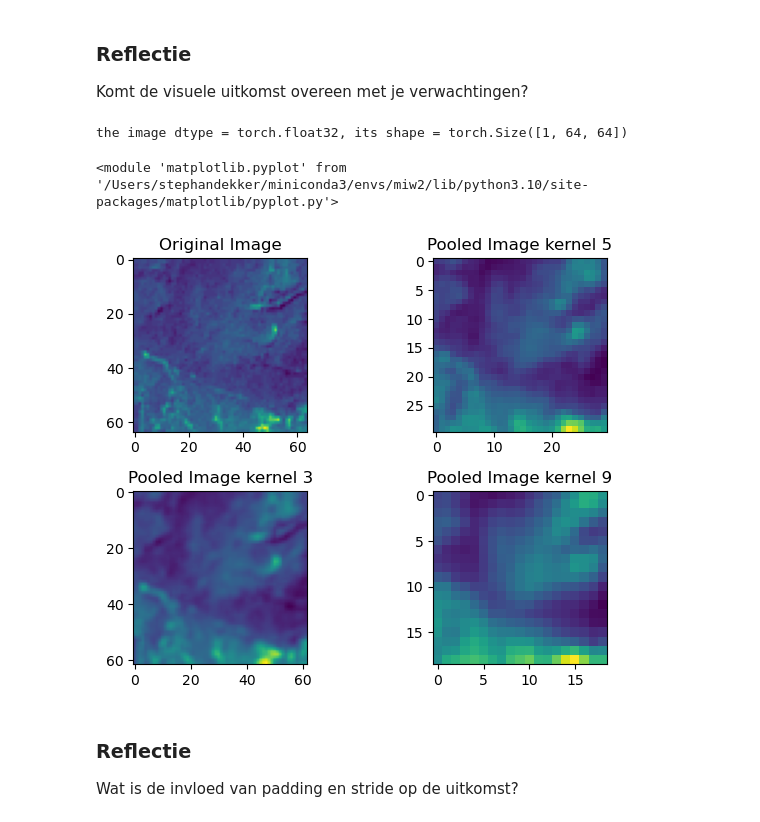
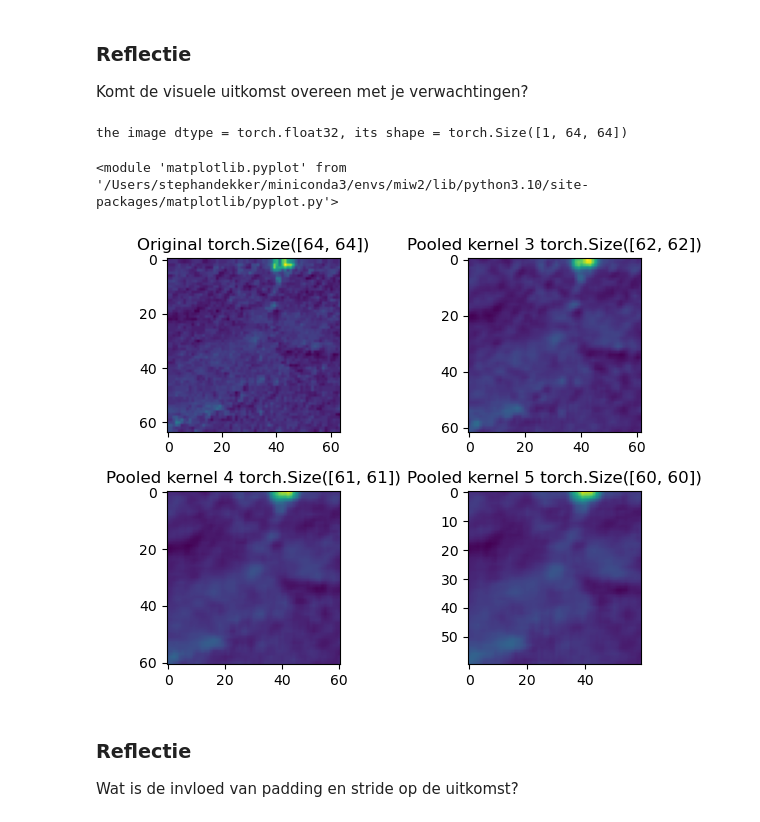
Before and after one commit to ArachDyrr/Make_AI_Work_3, a Jupyter notebook: practica/01. Beeldherkenning/Practicum/image_procssing/pytorch/convolution-neural-net-practicum2.ipynb, the cells around one changed output. Cells and saved outputs as stored; diff of their text form; code cells hidden in the pictures.

```diff
--- a/practica/01. Beeldherkenning/Practicum/image_procssing/pytorch/convolution-neural-net-practicum2.ipynb
+++ b/practica/01. Beeldherkenning/Practicum/image_procssing/pytorch/convolution-neural-net-practicum2.ipynb
@@ -165,9 +161,7 @@ the image dtype = torch.float32, its shape = torch.Size([1, 64, 64])
 
 Komt de visuele uitkomst overeen met je verwachtingen?
 # %%
-# Extra: varieer de stride en de kernel
-# a. Bekijk de pooling opties en kies de juiste avg-variant
-#    - https://pytorch.org/docs/stable/generated/torch.nn.AvgPool2d.html
+# door de kernel te vergroten wordt de afbeelding steeds grofkorreliger
 
 
 # b. Pas pooling toe op de afbeelding 'Industrial_1.jpg':
@@ -177,15 +171,18 @@ IMPORTPATH = f'{LOCATION}/{random.choice(listdir(forestDirectory))}'
 industrial = torchvision.io.read_image(IMPORTPATH, mode=ImageReadMode.GRAY).to(torch.float32)
 print(f'the image dtype = {industrial.dtype}, its shape = {industrial.shape}')
 
+kernel0 = 3
+kernel1 = 4
+kernel2 = 5
 
 #    - Kies een 3x3 kernel en een stride van 1
-industrialPooled = nn.AvgPool2d(kernel_size=(3), stride=1)(industrial)
+industrialPooled = nn.AvgPool2d(kernel_size=(kernel0), stride=1)(industrial)
 
 #    - Kies een 3x3 kernel en een stride van 1
-industrialPooled1 = nn.AvgPool2d(kernel_size=(5), stride=2)(industrial)
+industrialPooled1 = nn.AvgPool2d(kernel_size=(kernel1), stride=1)(industrial)
 
 #    - Kies een 3x3 kernel en een stride van 1
-industrialPooled2 = nn.AvgPool2d(kernel_size=(9), stride=3)(industrial)
+industrialPooled2 = nn.AvgPool2d(kernel_size=(kernel2), stride=1)(industrial)
 
 #    - Plot de afbeelding en de ge-poolde afbeelding
 
@@ -193,40 +190,40 @@ industrialPooled2 = nn.AvgPool2d(kernel_size=(9), stride=3)(industrial)
 plt.rcParams["savefig.bbox"] = 'tight'
 
 
 # Remove single-dimensional entries from the shape of the tensors
 img0 = np.squeeze(industrial)
 img1 = np.squeeze(industrialPooled)
 img2 = np.squeeze(industrialPooled1)
 img3 = np.squeeze(industrialPooled2)
 
 # Create a figure with two subplots
 fig, axes = plt.subplots(2, 2)
 
 # Display the original image in the first subplot
 axes[0][0].imshow(img0)  # ,cmap='gray' after the image name to create a greyscale image.
-axes[0][0].set_title('Original Image')
+axes[0][0].set_title(f'Original {img0.shape}')
 
 # Display the pooled image in the second subplot
-axes[1][0].imshow(img1)  # ,cmap='gray' after the image name to create a greyscale image.
-axes[1][0].set_title('Pooled Image kernel 3')
+axes[0][1].imshow(img1)  # ,cmap='gray' after the image name to create a greyscale image.
+axes[0][1].set_title(f'Pooled kernel {kernel0} {img1.shape}')
 
 # Display the pooled image in the second subplot
-axes[0][1].imshow(img2)  # ,cmap='gray' after the image name to create a greyscale image.
-axes[0][1].set_title('Pooled Image kernel 5')
+axes[1][0].imshow(img2)  # ,cmap='gray' after the image name to create a greyscale image.
+axes[1][0].set_title(f'Pooled kernel {kernel1} {img2.shape}')
 
 # Display the pooled image in the second subplot
 axes[1][1].imshow(img3)  # ,cmap='gray' after the image name to create a greyscale image.
-axes[1][1].set_title('Pooled Image kernel 9')
+axes[1][1].set_title(f'Pooled kernel {kernel2} {img3.shape}')
 
 # Adjust spacing between subplots to prevent overlap
 fig.tight_layout()
 
 # Show the plot
 plt
 # %% [output]
 the image dtype = torch.float32, its shape = torch.Size([1, 64, 64])
 <module 'matplotlib.pyplot' from '/Users/stephandekker/miniconda3/envs/miw2/lib/python3.10/site-packages/matplotlib/pyplot.py'>
-[figure, old version]
+[figure, new version]
 # %% [markdown]
 ### Reflectie
 
```
Also changed, not shown: parts of 11 cells of this notebook.
